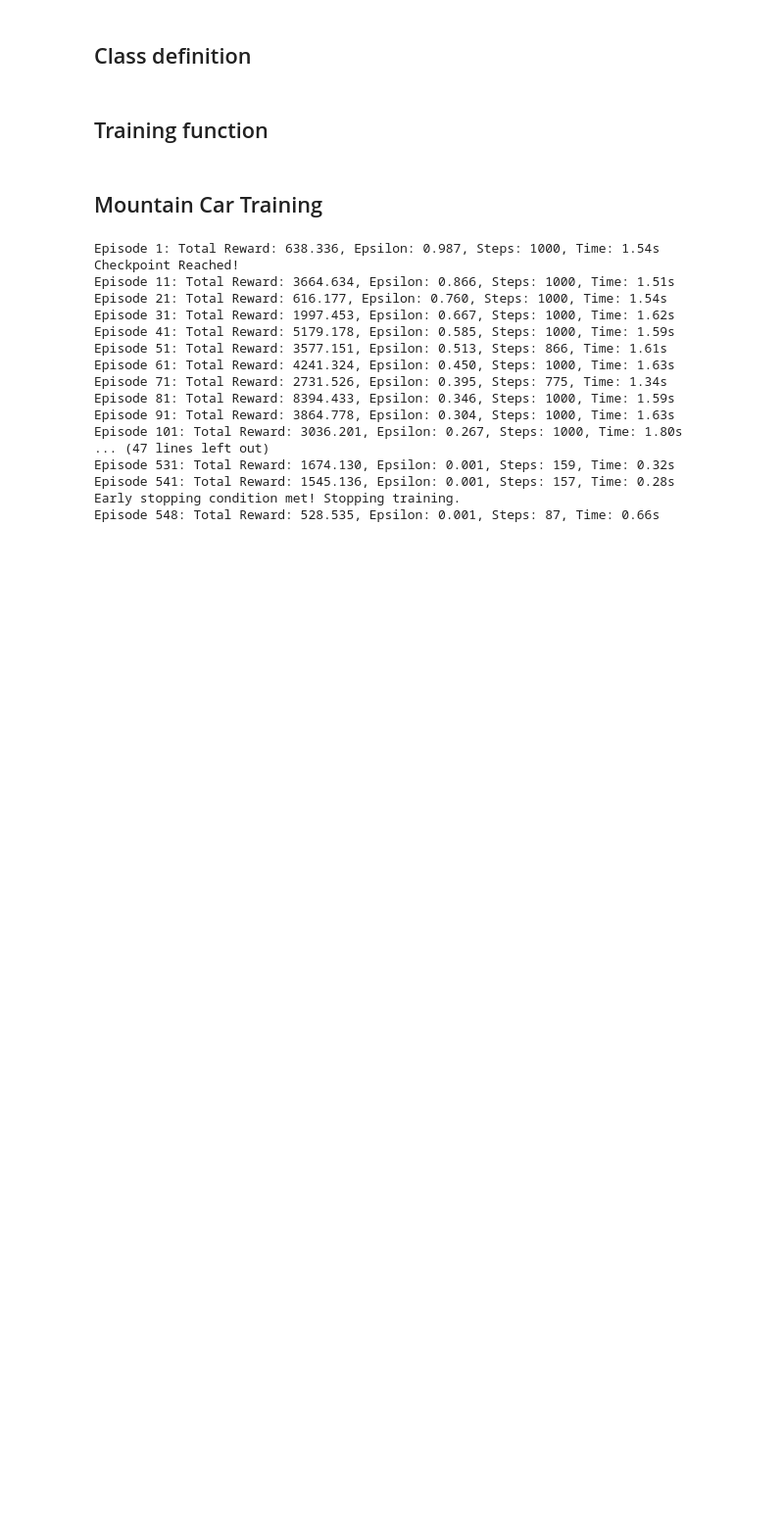
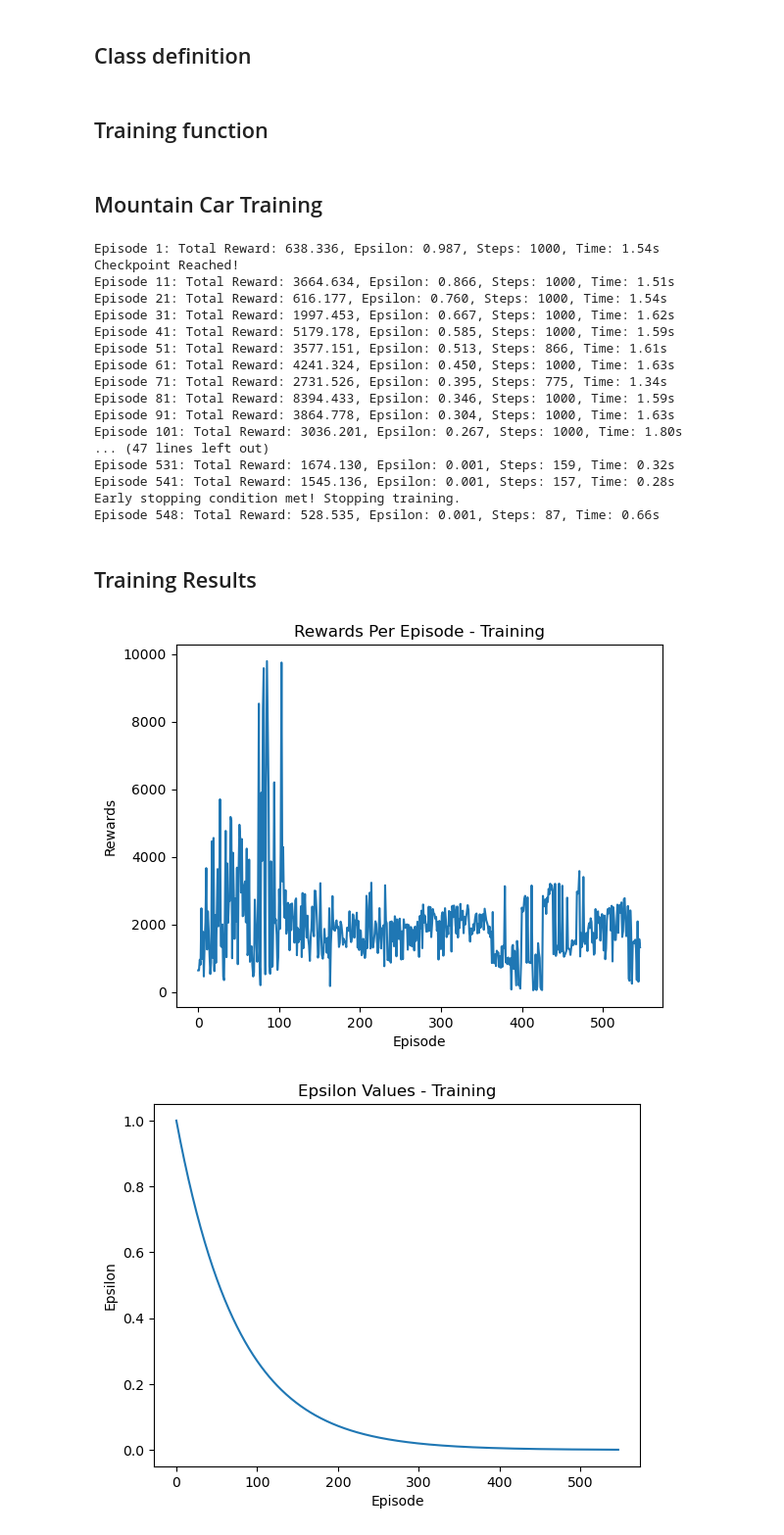
Before and after one commit to vivek-viswam-rv/rl-experiments, a Jupyter notebook: Mountain_Car_DQN.ipynb, the cells around one changed output. Shown: that part at 98% size. Cells and saved outputs as stored; diff of their text form; code cells hidden in the pictures; blank space fills up the shorter version.

Commit message:
Plotted results

```diff
--- a/Mountain_Car_DQN.ipynb
+++ b/Mountain_Car_DQN.ipynb
@@ -241,3 +243,35 @@ Episode 531: Total Reward: 1674.130, Epsilon: 0.001, Steps: 159, Time: 0.32s
 Episode 541: Total Reward: 1545.136, Epsilon: 0.001, Steps: 157, Time: 0.28s
 Early stopping condition met! Stopping training.
 Episode 548: Total Reward: 528.535, Epsilon: 0.001, Steps: 87, Time: 0.66s
+# %% [markdown]
+## Training Results
+# %%
+results = torch.load("dqn_mountain_car_env_v0_checkpoint.pth", weights_only=False)
+
+rewards_per_episode = results["rewards_per_episode"]
+epsilon_values = results["epsilon_values"]
+steps_per_episode = results["steps_per_episode"]
+
+plt.plot(rewards_per_episode)
+plt.title("Rewards Per Episode - Training")
+plt.xlabel("Episode")
+plt.ylabel("Rewards")
+
+plt.show()
+
+plt.plot(epsilon_values)
+plt.title("Epsilon Values - Training")
+plt.xlabel("Episode")
+plt.ylabel("Epsilon")
+
+plt.show()
+
+plt.plot(steps_per_episode)
+plt.title("Steps Per Episode - Training")
+plt.xlabel("Episode")
+plt.ylabel("Steps Taken")
+
+plt.show()
+# %% [output]
+[figure, added]
+[figure, added]
```
Also changed, not shown: parts of 7 cells of this notebook.
